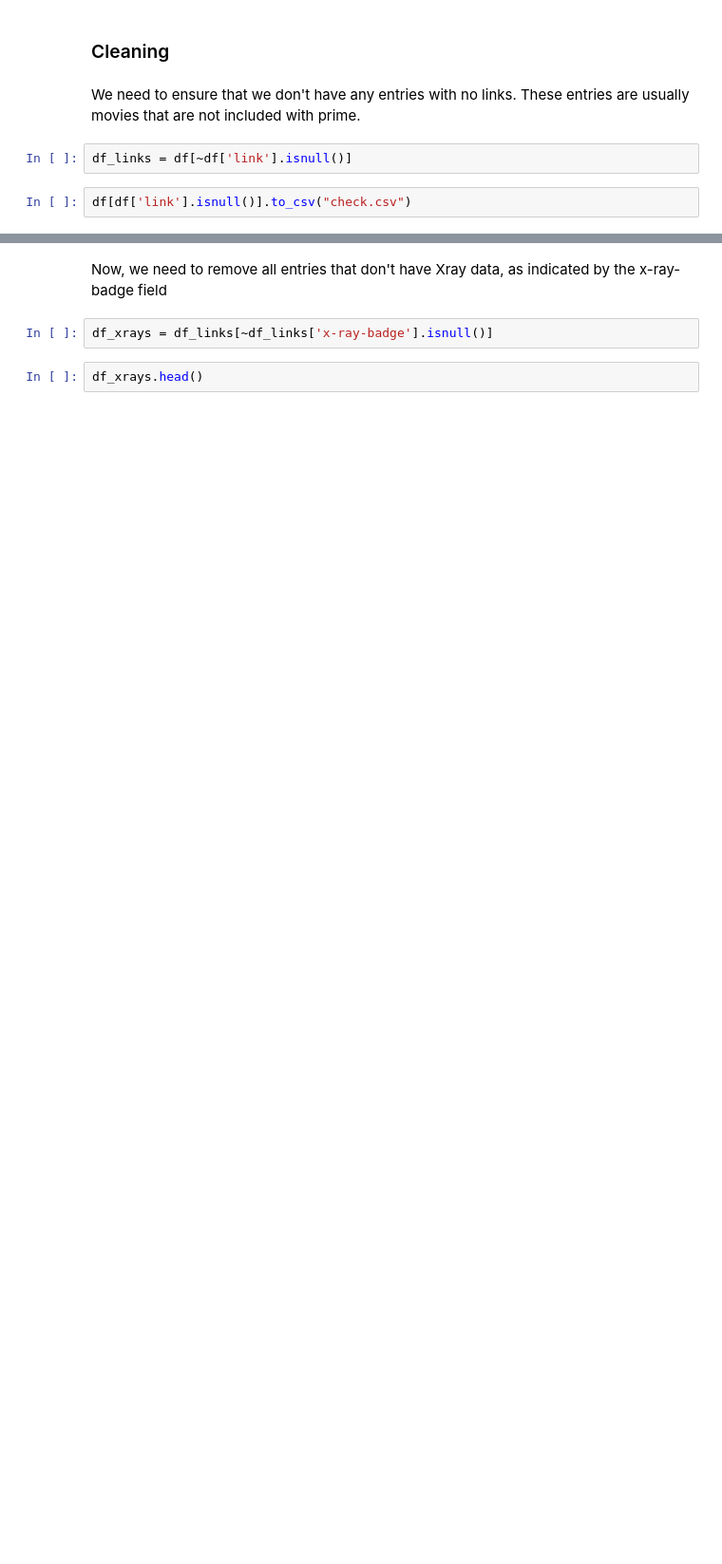
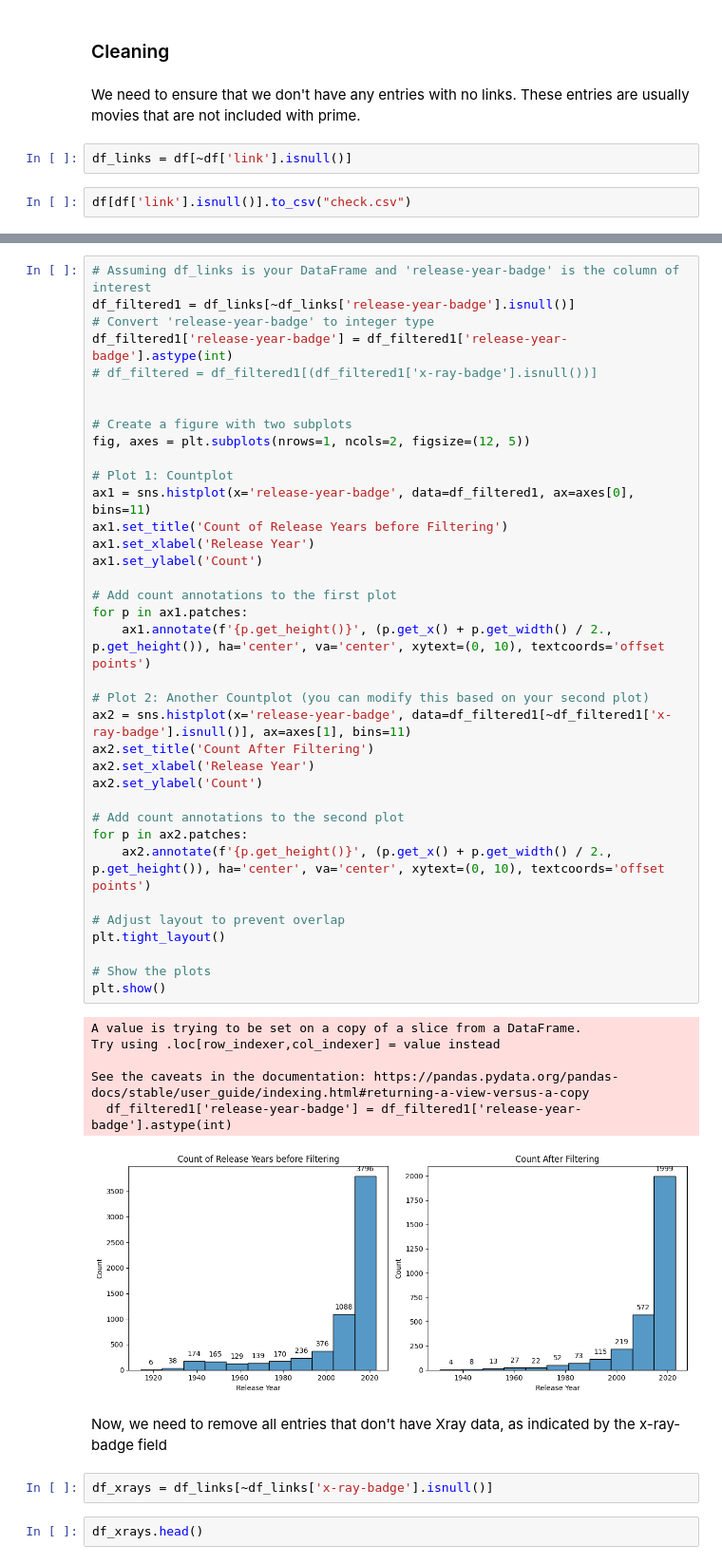
Before and after one commit to safal312/xray-collector, a Jupyter notebook: 3_get_xray/clean_parsed.ipynb, the cells around one changed output, grey strips where cells are left out. Shown at 95% size. Drawn from its saved outputs; the diff is of its cells as text; blank space fills up the shorter version.

```diff
--- a/3_get_xray/clean_parsed.ipynb
+++ b/3_get_xray/clean_parsed.ipynb
@@ -39,3 +43,46 @@ df.shape, df_links.shape
+# %%
+# Assuming df_links is your DataFrame and 'release-year-badge' is the column of interest
+df_filtered1 = df_links[~df_links['release-year-badge'].isnull()]
+# Convert 'release-year-badge' to integer type
+df_filtered1['release-year-badge'] = df_filtered1['release-year-badge'].astype(int)
+# df_filtered = df_filtered1[(df_filtered1['x-ray-badge'].isnull())]
+
+
+# Create a figure with two subplots
+fig, axes = plt.subplots(nrows=1, ncols=2, figsize=(12, 5))
+
+# Plot 1: Countplot
+ax1 = sns.histplot(x='release-year-badge', data=df_filtered1, ax=axes[0], bins=11)
+ax1.set_title('Count of Release Years before Filtering')
+ax1.set_xlabel('Release Year')
+ax1.set_ylabel('Count')
+
+# Add count annotations to the first plot
+for p in ax1.patches:
+    ax1.annotate(f'{p.get_height()}', (p.get_x() + p.get_width() / 2., p.get_height()), ha='center', va='center', xytext=(0, 10), textcoords='offset points')
+
+# Plot 2: Another Countplot (you can modify this based on your second plot)
+ax2 = sns.histplot(x='release-year-badge', data=df_filtered1[~df_filtered1['x-ray-badge'].isnull()], ax=axes[1], bins=11)
+ax2.set_title('Count After Filtering')
+ax2.set_xlabel('Release Year')
+ax2.set_ylabel('Count')
+
+# Add count annotations to the second plot
+for p in ax2.patches:
+    ax2.annotate(f'{p.get_height()}', (p.get_x() + p.get_width() / 2., p.get_height()), ha='center', va='center', xytext=(0, 10), textcoords='offset points')
+
+# Adjust layout to prevent overlap
+plt.tight_layout()
+
+# Show the plots
+plt.show()
+# %% [output]
+A value is trying to be set on a copy of a slice from a DataFrame.
+Try using .loc[row_indexer,col_indexer] = value instead
+
+See the caveats in the documentation: https://pandas.pydata.org/pandas-docs/stable/user_guide/indexing.html#returning-a-view-versus-a-copy
+  df_filtered1['release-year-badge'] = df_filtered1['release-year-badge'].astype(int)
+[figure, added]
 # %% [markdown]
 Now, we need to remove all entries that don't have Xray data, as indicated by the x-ray-badge field
 # %%
```
Also changed, not shown: parts of 6 cells of this notebook, 30 other files.
